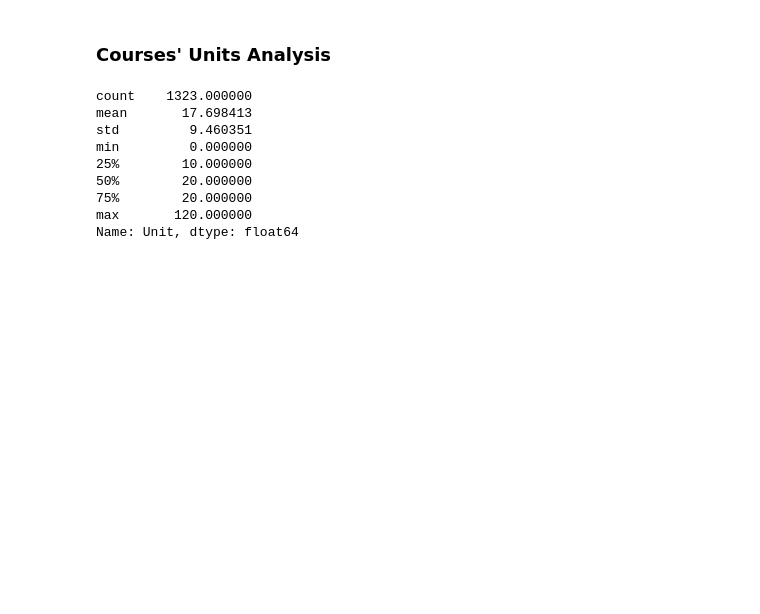
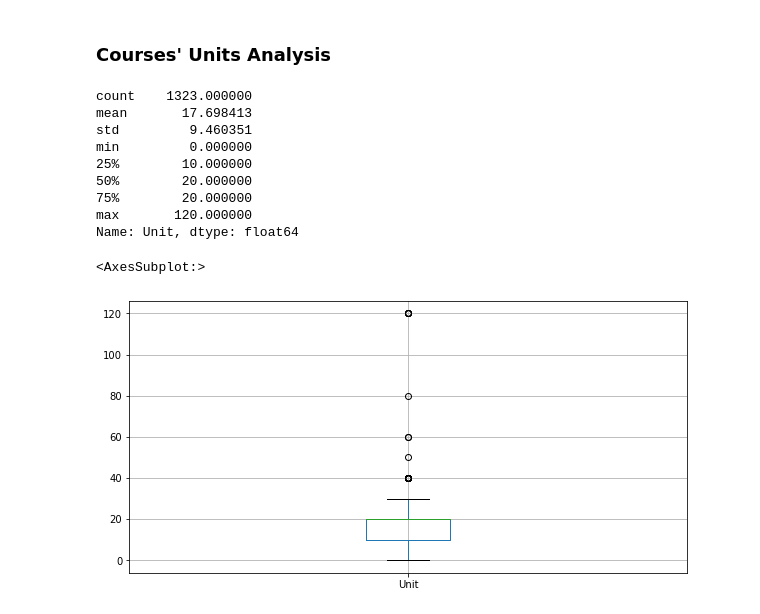
Before and after one commit to JuliusAndreas/DataMining, a Jupyter notebook: Phase 1/AttributeStatistics.ipynb, the cells around one changed output. Drawn from its saved outputs; the diff is of its cells as text; code cells hidden in the pictures; blank space fills up the shorter version.

```diff
--- a/Phase 1/AttributeStatistics.ipynb
+++ b/Phase 1/AttributeStatistics.ipynb
@@ -92,3 +92,8 @@ min         0.000000
 75%        20.000000
 max       120.000000
 Name: Unit, dtype: float64
+# %%
+df.boxplot(column=['Unit'],figsize=(10,5))
+# %% [output]
+<AxesSubplot:>
+[figure, added]
```
